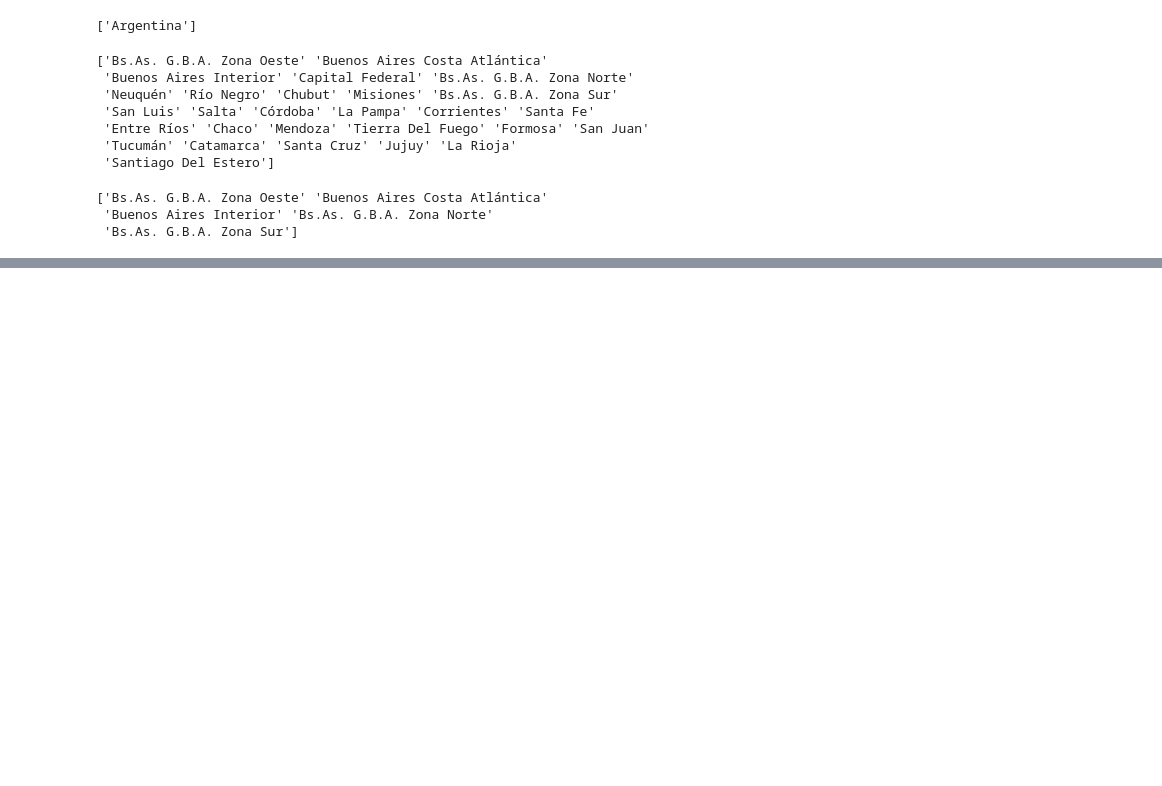
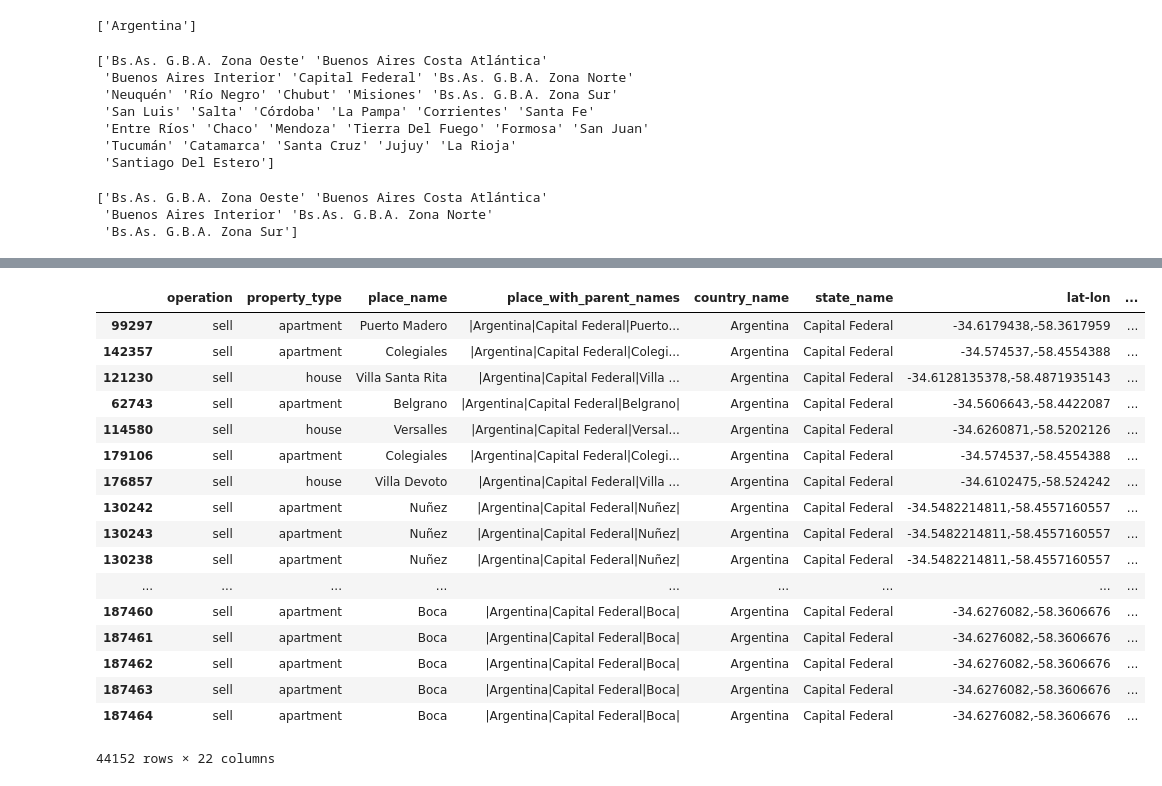
Before and after one commit to NicoGallegos/tpdatos, a Jupyter notebook: TP 1.ipynb, the cells around one changed output, grey strips where cells are left out. Cells and saved outputs as stored; diff of their text form; code cells hidden in the pictures; blank space fills up the shorter version.

```diff
--- a/TP 1.ipynb
+++ b/TP 1.ipynb
@@ -74,0 +79,21 @@ datosCapital.head()
+# %%
+datosCapital.sort_values('price_per_m2', ascending=False)
+# %% [output]
+|  | operation | property_type | place_name | place_with_parent_names | country_name | state_name | lat-lon | ... |
+| 99297 | sell | apartment | Puerto Madero | |Argentina|Capital Federal|Puerto... | Argentina | Capital Federal | -34.6179438,-58.3617959 | ... |
+| 142357 | sell | apartment | Colegiales | |Argentina|Capital Federal|Colegi... | Argentina | Capital Federal | -34.574537,-58.4554388 | ... |
+| 121230 | sell | house | Villa Santa Rita | |Argentina|Capital Federal|Villa ... | Argentina | Capital Federal | -34.6128135378,-58.4871935143 | ... |
+| 62743 | sell | apartment | Belgrano | |Argentina|Capital Federal|Belgrano| | Argentina | Capital Federal | -34.5606643,-58.4422087 | ... |
+| 114580 | sell | house | Versalles | |Argentina|Capital Federal|Versal... | Argentina | Capital Federal | -34.6260871,-58.5202126 | ... |
+| 179106 | sell | apartment | Colegiales | |Argentina|Capital Federal|Colegi... | Argentina | Capital Federal | -34.574537,-58.4554388 | ... |
+| 176857 | sell | house | Villa Devoto | |Argentina|Capital Federal|Villa ... | Argentina | Capital Federal | -34.6102475,-58.524242 | ... |
+| 130242 | sell | apartment | Nuñez | |Argentina|Capital Federal|Nuñez| | Argentina | Capital Federal | -34.5482214811,-58.4557160557 | ... |
+| 130243 | sell | apartment | Nuñez | |Argentina|Capital Federal|Nuñez| | Argentina | Capital Federal | -34.5482214811,-58.4557160557 | ... |
+| 130238 | sell | apartment | Nuñez | |Argentina|Capital Federal|Nuñez| | Argentina | Capital Federal | -34.5482214811,-58.4557160557 | ... |
+| ... | ... | ... | ... | ... | ... | ... | ... | ... |
+| 187460 | sell | apartment | Boca | |Argentina|Capital Federal|Boca| | Argentina | Capital Federal | -34.6276082,-58.3606676 | ... |
+| 187461 | sell | apartment | Boca | |Argentina|Capital Federal|Boca| | Argentina | Capital Federal | -34.6276082,-58.3606676 | ... |
+| 187462 | sell | apartment | Boca | |Argentina|Capital Federal|Boca| | Argentina | Capital Federal | -34.6276082,-58.3606676 | ... |
+| 187463 | sell | apartment | Boca | |Argentina|Capital Federal|Boca| | Argentina | Capital Federal | -34.6276082,-58.3606676 | ... |
+| 187464 | sell | apartment | Boca | |Argentina|Capital Federal|Boca| | Argentina | Capital Federal | -34.6276082,-58.3606676 | ... |
+44152 rows × 22 columns
```
Also changed, not shown: parts of 4 cells of this notebook.
